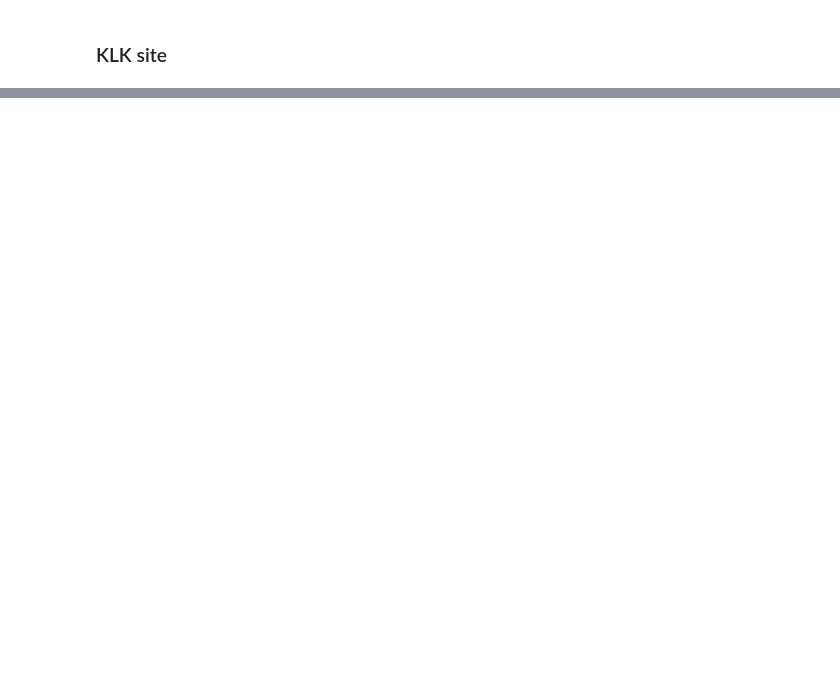
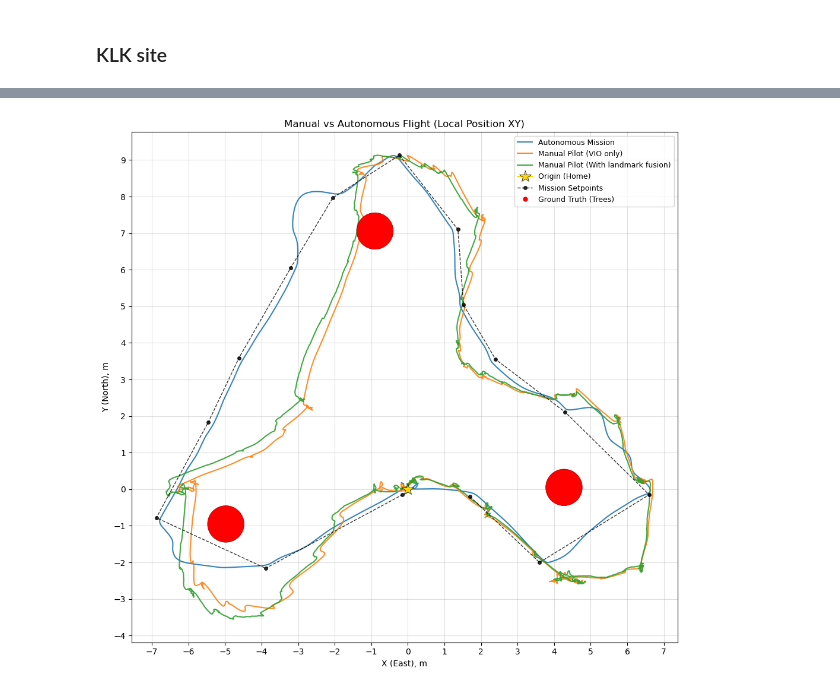
Before and after one commit to limshoonkit/uosm_uav_stack, a Jupyter notebook: scripts/2-CompareFlight.ipynb, the cells around one changed output, grey strips where cells are left out. Cells and saved outputs as stored; diff of their text form; code cells hidden in the pictures; blank space fills up the shorter version.

```diff
--- a/scripts/2-CompareFlight.ipynb
+++ b/scripts/2-CompareFlight.ipynb
@@ -81,6 +106,14 @@ def apply_flip_xy(x, y, flip_x=False, flip_y=False):
 ulog_path_1 = "../px4_related/flight_logs/klk/AutonomousMission.ulg"
 ulog_path_2 = "../px4_related/flight_logs/klk/ManualPilot.ulg"
 mission_csv = "../src/virtual_module/map_processor/maps/klk/triple_id_26_41_54.csv"  # or None to skip
+
+# ROS2 bag with landmark-fusion-corrected odom (or None to skip)
+corrected_bag = "../bags/real/klk/test_manual_1_corrected"
+corrected_topic = "/odom/corrected"
+# Rotation/flip for the corrected odom (already in odom frame, usually no rotation needed)
+corrected_rotation_deg = 0.0
+corrected_flip_x = False
+corrected_flip_y = False
 
 # Rotation in degrees (0–360) per ulog: [ulog_path_1, ulog_path_2]. 90 ≈ NED→ENU; 0 = no rotation.
 rotation_deg = [90.0, 90.0]
@@ -147,6 +191,13 @@ plt.show()
 ulog_path_1 = "../px4_related/flight_logs/zenxin/AutonomousMission.ulg"
 ulog_path_2 = "../px4_related/flight_logs/zenxin/ManualPilot.ulg"
 mission_csv = "../src/virtual_module/map_processor/maps/zenxin/mosti_triple.csv"  # or None to skip
+
+# ROS2 bag with landmark-fusion-corrected odom (or None to skip)
+corrected_bag = "../bags/real/zenxin/tri_tree_manual_flight_corrected"
+corrected_topic = "/odom/corrected"
+corrected_rotation_deg = -20.0
+corrected_flip_x = False
+corrected_flip_y = False
 
 # Rotation in degrees (0–360) per ulog: [ulog_path_1, ulog_path_2]. 90 ≈ NED→ENU; 0 = no rotation.
 rotation_deg = [90.0, 110.0]
@@ -167,44 +218,55 @@ fig, ax = plt.subplots(1, 1, figsize=(10, 10))
 ax.set_aspect("equal")
 colors = plt.cm.tab10.colors
 
+ulog_labels = ["Autonomous Mission", "Manual Pilot (VIO only)"]
 for i, path in enumerate([ulog_path_1, ulog_path_2]):
     ts, x, y = load_local_position_xy(path)
     if rotation_deg[i] != 0:
         x, y = apply_rotation_xy(x, y, rotation_deg[i])
     x, y = apply_flip_xy(x, y, flip_x[i], flip_y[i])
-    label = Path(path).stem
-    ax.plot(x, y, "-", color=colors[i % len(colors)], label=label, linewidth=1.5, alpha=0.9)
+    ax.plot(x, y, "-", color=colors[i % len(colors)], label=ulog_labels[i], linewidth=1.5, alpha=0.9)
+
+if corrected_bag:
+    cx, cy = load_odom_from_bag(corrected_bag, corrected_topic)
+    if corrected_rotation_deg != 0:
+        cx, cy = apply_rotation_xy(cx, cy, corrected_rotation_deg)
+    cx, cy = apply_flip_xy(cx, cy, corrected_flip_x, corrected_flip_y)
+    ax.plot(cx, cy, "-", color=colors[2 % len(colors)], label="Manual Pilot (With landmark fusion)", linewidth=1.5, alpha=0.9)
+
+ax.plot(0, 0, marker="*", color="gold", markersize=15, markeredgecolor="black", markeredgewidth=0.5, zorder=6, label="Origin (Home)")
 
 if mission_csv:
-    mx, my = load_mission_setpoints(mission_csv)  # already ENU (X=East, Y=North)
-    ax.plot(mx, my, "k--", marker="o", markersize=4, label="Mission setpoints", linewidth=1, alpha=0.8)
+    mx, my = load_mission_setpoints(mission_csv)
+    ax.plot(mx, my, "k--", marker="o", markersize=4, label="Mission Setpoints", linewidth=1, alpha=0.8)
 
 # Ground truth tree positions: red circles with fixed 1 m diameter
 gtx, gty = load_ground_truth_trees(ground_truth_trees)
 if gtx is not None:
     for xi, yi in zip(gtx, gty):
         ax.add_patch(Circle((xi, yi), 0.5, color="red", zorder=5, ec="darkred", linewidth=0.5))
 
 # Grid: each cell = 1 m
 from matplotlib.ticker import MultipleLocator
 ax.xaxis.set_major_locator(MultipleLocator(1))
 ax.yaxis.set_major_locator(MultipleLocator(1))
 
 # X = East, Y = North (ENU)
 if any(r != 0 for r in rotation_deg):
     ax.set_xlabel("X (East), m")
     ax.set_ylabel("Y (North), m")
 else:
     ax.set_xlabel("X (North, NED), m")
     ax.set_ylabel("Y (East, NED), m")
 # Legend: use small red dot for ground truth (plot uses 1 m diameter circles)
 from matplotlib.lines import Line2D
 handles, labels = ax.get_legend_handles_labels()
 if gtx is not None:
-    handles.append(Line2D([0], [0], linestyle="none", marker="o", color="red", markersize=5, label="Ground truth (trees)"))
-    labels.append("Ground truth (trees)")
+    handles.append(Line2D([0], [0], linestyle="none", marker="o", color="red", markersize=5, label="Ground Truth (Trees)"))
+    labels.append("Ground Truth (Trees)")
 ax.legend(handles, labels, loc="best", fontsize=9)
 ax.grid(True, which="major", alpha=0.4)
 ax.set_title("Manual vs Autonomous Flight (Local Position XY)")
 plt.tight_layout()
 plt.show()
+# %% [output]
+[figure, added]
```
Also changed, not shown: parts of 3 cells of this notebook, 4 other files.
